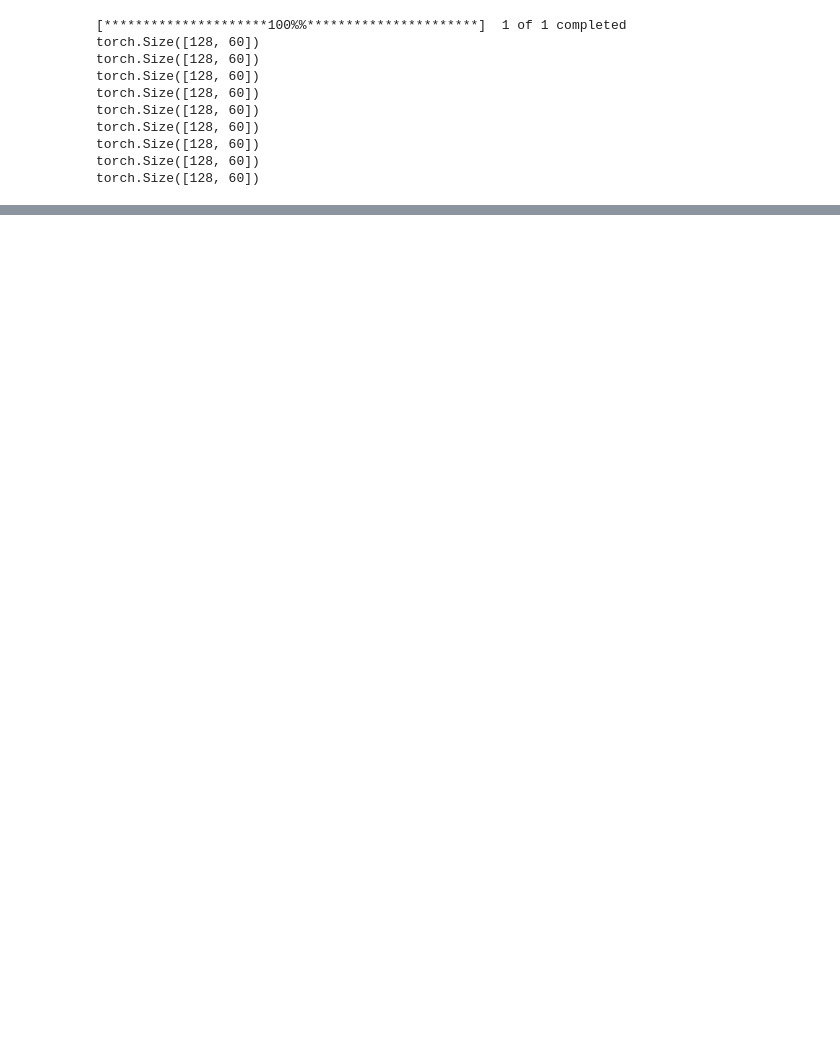
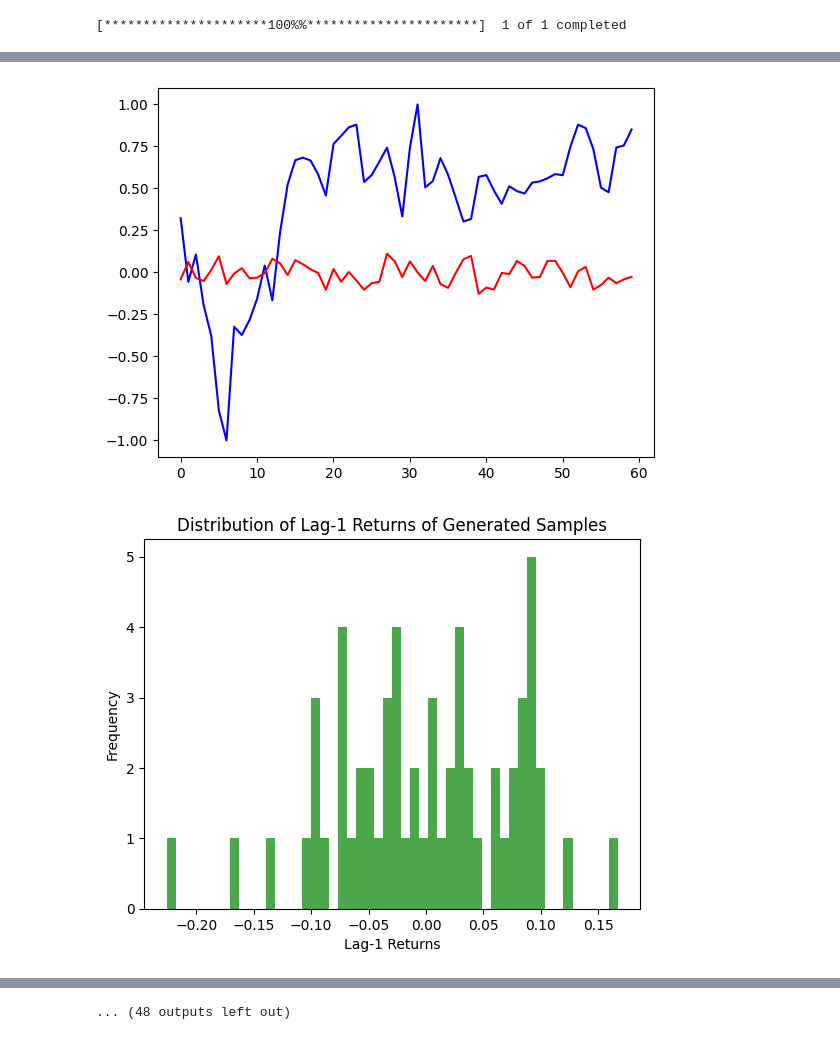
Before and after one commit to loic0jannin/GANs-for-time-series-generation, a Jupyter notebook: code4.ipynb, the cells around one changed output, grey strips where cells are left out. Cells and saved outputs as stored; diff of their text form; code cells hidden in the pictures; blank space fills up the shorter version.

```diff
--- a/code4.ipynb
+++ b/code4.ipynb
@@ -22,30 +23,28 @@ N = 60
 input_sequences = []
 for i in range(len(closing_volumes) - N):
     input_sequence = closing_volumes.iloc[i:i+N].values
-    input_sequences.append(input_sequence)
+
+    # Scale the data for better convergence of the algrithm.
+    input_array = np.array(input_sequence).reshape(-1, 1)
+    scaler = MinMaxScaler(feature_range=(-1, 1)) # Scale between -1 and 1 because its the area where ReLu is the most efficient
+    scaled_data = scaler.fit_transform(input_array)
+    scaled_data_list = []
+
+    # Using a list format for algorithm compatibility after
+    for data in scaled_data:
+        scaled_data_list.append(data[0])
+
+    input_sequences.append(scaled_data_list)
 
 train_data = torch.tensor(input_sequences, dtype=torch.float32)
 
-# Convert your data to a TensorDataset using torch.TensorDataset
+# Convert your data to a TensorDataset using torch.TensorDataset for loader
 train_dataset = torch.utils.data.TensorDataset(train_data)
 
-# Define batch size
-batch_size = 128
+batch_size = 32
 
-# Create a DataLoader with shuffle=True for shuffling
+# Create a DataLoader with shuffle=True for shuffling at each epoch
 train_loader = torch.utils.data.DataLoader(train_dataset, batch_size=batch_size, shuffle=True, drop_last=True)
-
-for batch in train_loader:
-    print(batch[0].size())
 # %% [output]
 [*********************100%%**********************]  1 of 1 completed
-torch.Size([128, 60])
-torch.Size([128, 60])
-torch.Size([128, 60])
-torch.Size([128, 60])
-torch.Size([128, 60])
-torch.Size([128, 60])
-torch.Size([128, 60])
-torch.Size([128, 60])
-torch.Size([128, 60])
 # %%
@@ -98,7 +114,7 @@ num_epochs = 500
 # %%
 from tqdm import tqdm
 # Training loop :
-
+num_epochs = 1000
 discriminator = Discriminator()
 generator = Generator()
 gen_loss_vector = []
@@ -144,17 +160,16 @@ for epoch in tqdm(range(num_epochs)):
         generator.zero_grad()
         output_generator = generator(noise_data_set)
         output_discriminator_generated = discriminator(output_generator)
-        loss_generator = loss_function(torch.sigmoid(output_discriminator_generated), real_data_label)
+        loss_generator = loss_function(output_discriminator_generated, real_data_label)
         # We put label = 1 so that the error we want to minimize is the distance between our generated data and the label 1
         loss_generator.backward()
         optimizer_generator.step()
 
         # prepares data for loss plot afterwise:
-        if i == 0:
+        if index == 0:
             gen_loss_vector.append(float(loss_generator))
             discr_loss_vector.append(float(loss_discriminator))
             num_epoch_vector.append(epoch)
-
 
 
         # Show loss
@@ -184,3 +199,4 @@ for epoch in tqdm(range(num_epochs)):
             plt.ylabel('Frequency')
             plt.title('Distribution of Lag-1 Returns of Generated Samples')
             plt.show()
+# %% [output]
@@ -186,0 +205,2 @@ for epoch in tqdm(range(num_epochs)):
+[figure, added]
+[figure, added]
@@ -187,3 +219,4 @@ for epoch in tqdm(range(num_epochs)):
+... (48 outputs left out)
 # %%
 # Plot the functions on the same graph
 plt.plot(num_epoch_vector, gen_loss_vector, label='Generator', color = 'b')
```
Also changed, not shown: parts of 5 cells of this notebook.
